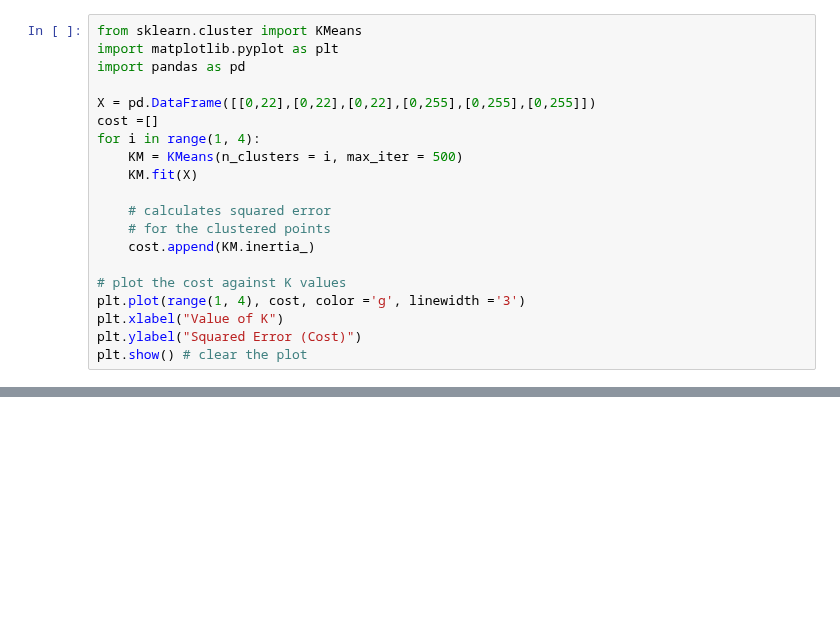
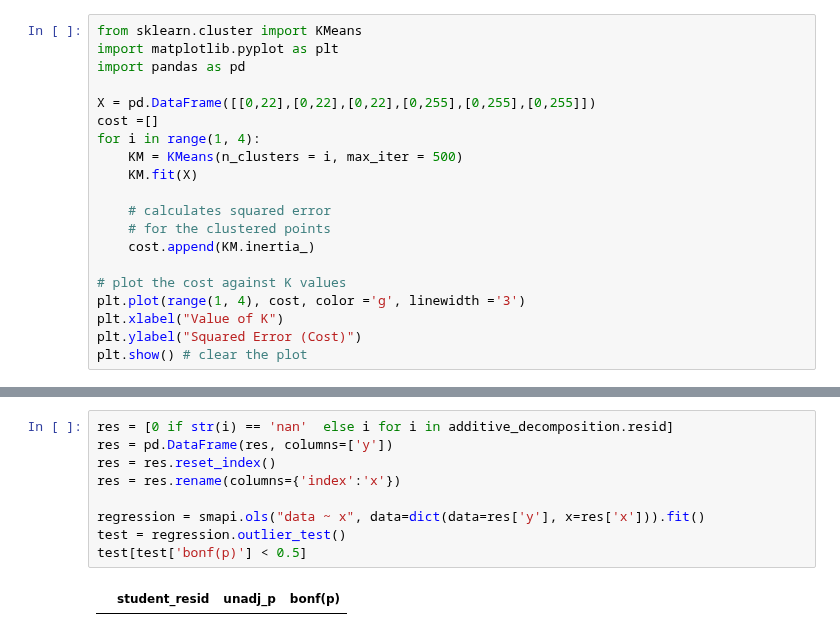
Before and after one commit to dj-lei/eric_toolsets, a Jupyter notebook: src/python/debug.ipynb, the cells around one changed output, grey strips where cells are left out. Saved outputs shown, nothing was run; the diff lists cells and outputs as text; blank space fills up the shorter version.

```diff
--- a/src/python/debug.ipynb
+++ b/src/python/debug.ipynb
@@ -325,0 +369,11 @@ a
+# %%
+res = [0 if str(i) == 'nan'  else i for i in additive_decomposition.resid]
+res = pd.DataFrame(res, columns=['y'])
+res = res.reset_index()
+res = res.rename(columns={'index':'x'})
+
+regression = smapi.ols("data ~ x", data=dict(data=res['y'], x=res['x'])).fit()
+test = regression.outlier_test()
+test[test['bonf(p)'] < 0.5]
+# %% [output]
+|  | student_resid | unadj_p | bonf(p) |
```
Also changed, not shown: parts of 13 cells of this notebook, 6 other files.
